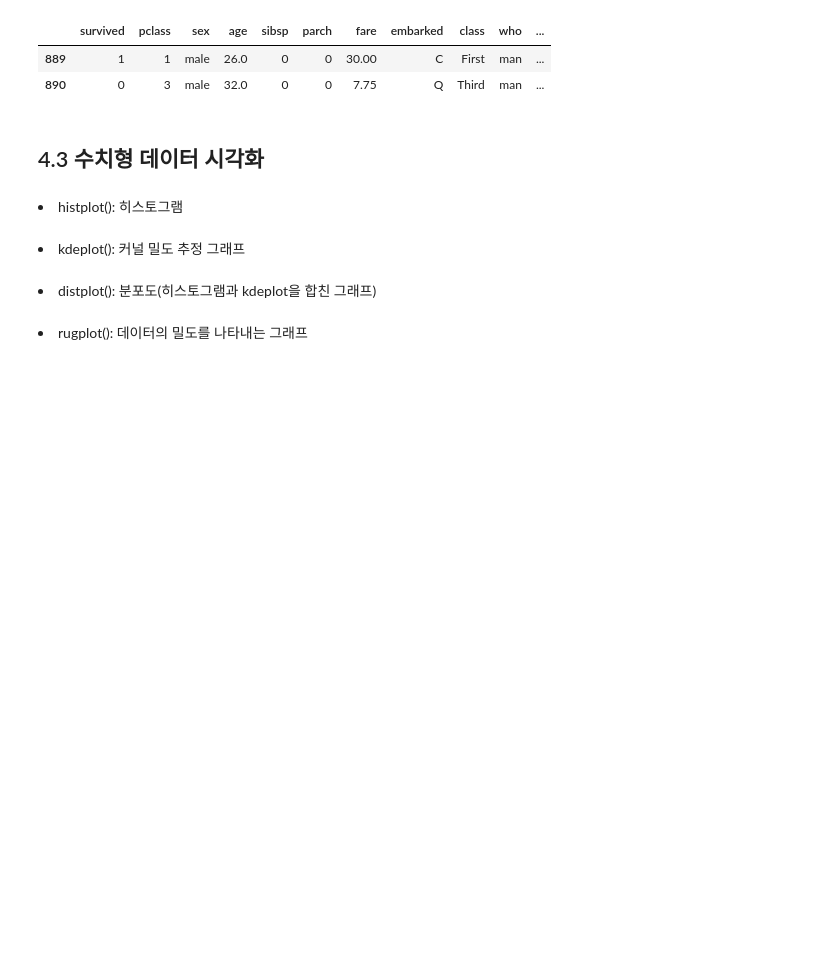
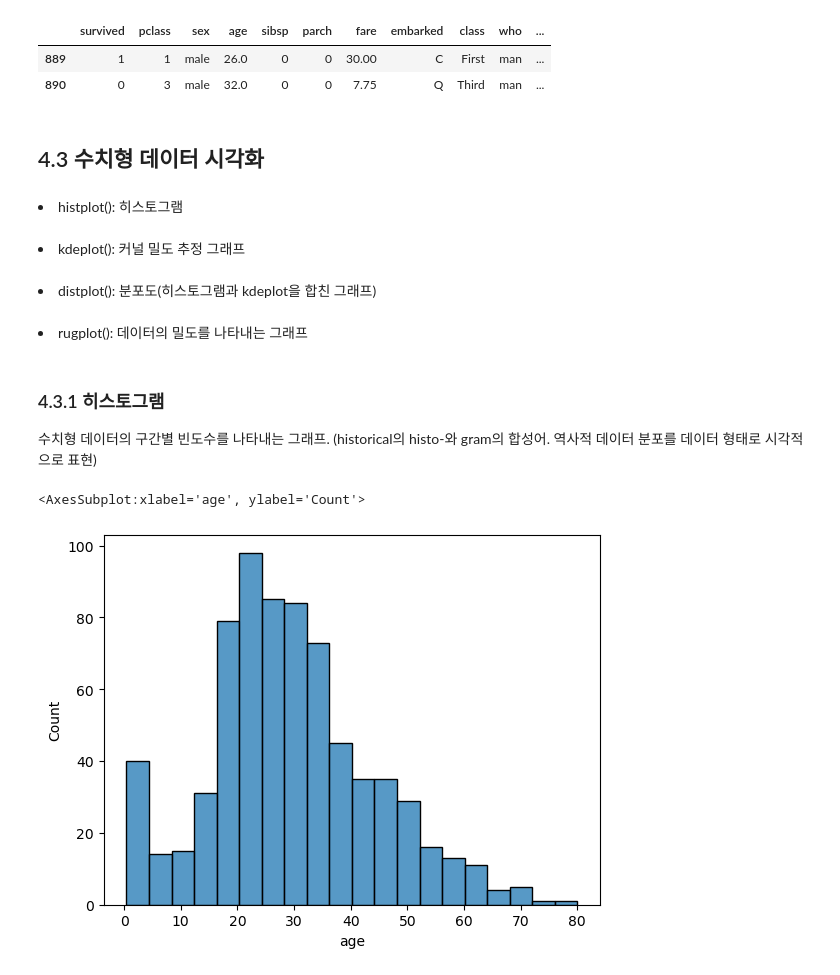
Before and after one commit to bongjooncha/kaggle_study, a Jupyter notebook: ch4/book.ipynb, the cells around one changed output. Drawn from its saved outputs; the diff is of its cells as text; code cells hidden in the pictures; blank space fills up the shorter version.

```diff
--- a/ch4/book.ipynb
+++ b/ch4/book.ipynb
@@ -71,3 +90,12 @@ titanic.tail(2)
 <li>distplot(): 분포도(히스토그램과 kdeplot을 합친 그래프)</li>
 <br/>
 <li>rugplot(): 데이터의 밀도를 나타내는 그래프</li>
+# %% [markdown]
+<h3>4.3.1 히스토그램</h3>
+
+수치형 데이터의 구간별 빈도수를 나타내는 그래프. (historical의 histo-와 gram의 합성어. 역사적 데이터 분포를 데이터 형태로 시각적으로 표현)
+# %%
+sns.histplot(data= titanic, x= 'age')
+# %% [output]
+<AxesSubplot:xlabel='age', ylabel='Count'>
+[figure, added]
```
Also changed, not shown: parts of 18 cells of this notebook, 1 other file.
